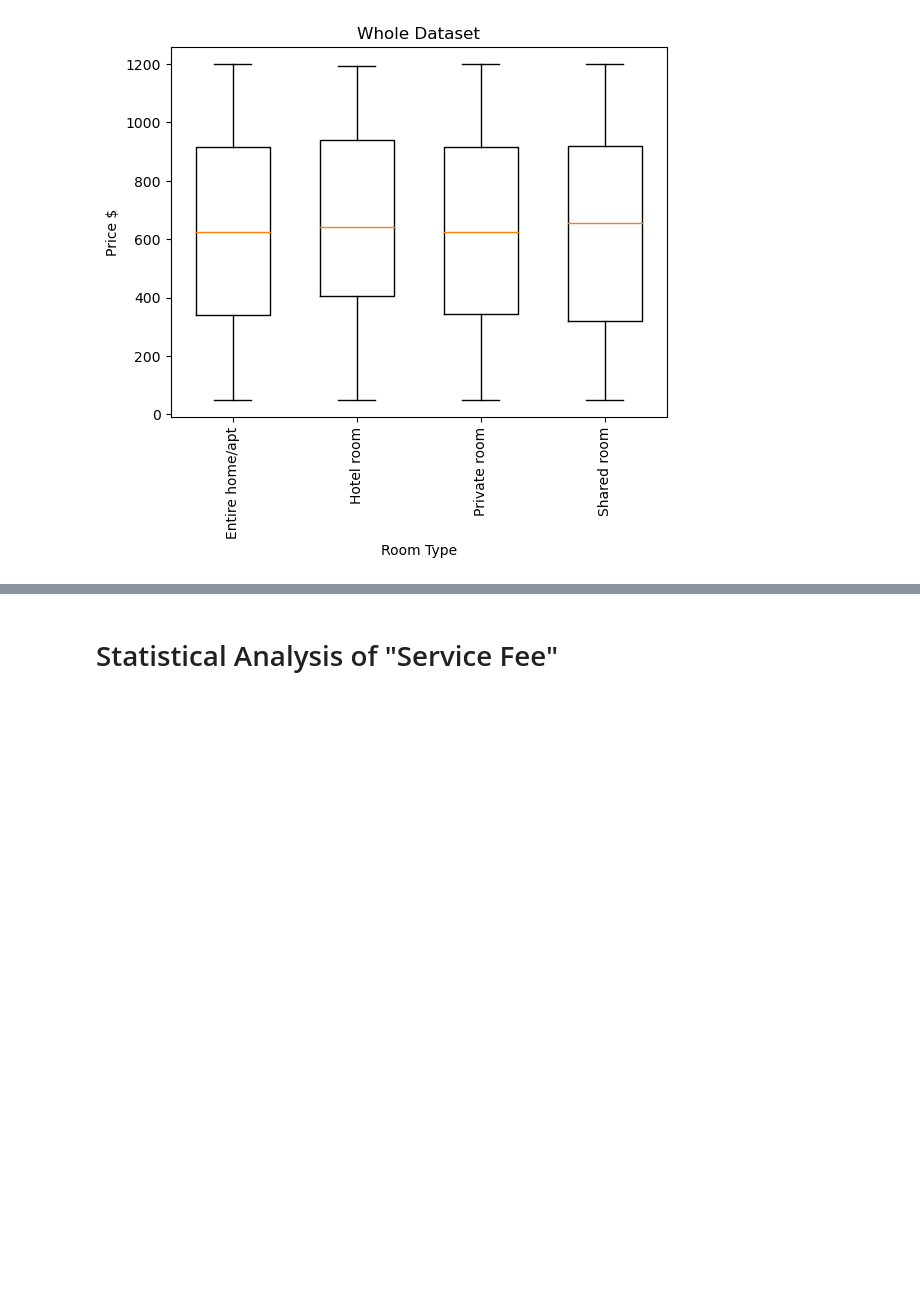
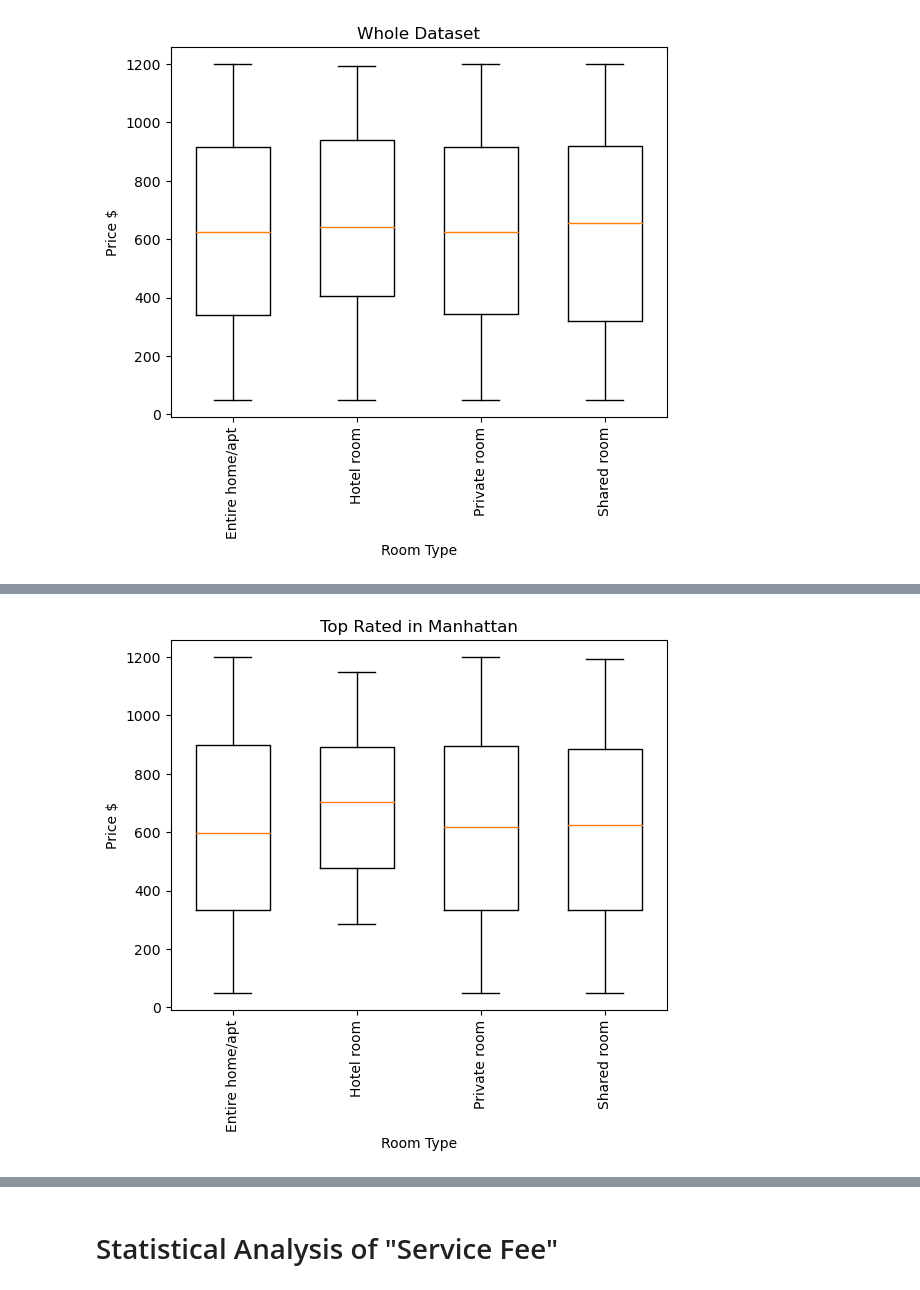
Before and after one commit to stephanielabelle/Project_1_Team6, a Jupyter notebook: steph_price_and_population_overview.ipynb, the cells around one changed output, grey strips where cells are left out. Saved outputs shown, nothing was run; the diff lists cells and outputs as text; code cells hidden in the pictures; blank space fills up the shorter version.

```diff
--- a/steph_price_and_population_overview.ipynb
+++ b/steph_price_and_population_overview.ipynb
@@ -427,0 +403,81 @@ Text(0.5, 1.0, 'Top Rated in Manhattan')
+# %%
+# Top Rated - Price by Room Type
+
+# Defining the Variables
+t= "neighbourhood group"
+u = "Manhattan"
+v = "review rate number"
+w = 5
+x = "room type"
+y = "price"
+# Making Summary Statistics Table and BoxPlots
+# Setting up an empty list that will hold the loc data
+bp_data_sl = []
+
+
+# Defining what values will be used to define the boxplot on x-axis
+categories_sl = airbnb_df_sl[x].unique()
+categories_sorted_sl = np.sort(categories_sl)
+
+# Setting up empty lists for summary statistics
+num_sl = len(categories_sorted_sl)
+length_list_sl = []
+median_list_sl = []
+mean_list_sl = []
+min_list_sl = []
+max_list_sl = []
+
+# Finding the data according to x and y variables, and appending to bp_data
+for z in range(num_sl):
+    category_data_sl = airbnb_df_sl.loc[(airbnb_df_sl[x] == categories_sorted_sl[z]) &
+                                        (airbnb_df_sl[v] == w) &
+                                        (airbnb_df_sl[t] == u), [y]]
+    bp_data_sl.append(category_data_sl)
+
+    # Determining how many values per x-axis category
+    length_sl = int(bp_data_sl[z].count())
+    length_list_sl.append(length_sl)
+
+    # If there are found values, they will be used for summary statistics calculations
+    if length_sl > 0:
+        median_sl = int(bp_data_sl[z].median())
+        mean_sl = int(bp_data_sl[z].mean())
+        mini_sl = int(bp_data_sl[z].min())
+        maxi_sl = int(bp_data_sl[z].max())
+
+    # If there are no values for the category, statistics will be set to 0
+    else:
+        median_sl = 0
+        mean_sl = 0
+        mini_sl=0
+        maxi_sl=0
+
+    # Adding the summary statistics into lists
+    median_list_sl.append(median_sl)
+    mean_list_sl.append(mean_sl)
+    min_list_sl.append(mini_sl)
+    max_list_sl.append(maxi_sl)
+
+# Making summary statistics DataFrame and setting index label
+summary_df_sl = pd.DataFrame({"Property Count":length_list_sl, "Median": median_list_sl,
+                            "Mean":mean_list_sl, "Minimum":min_list_sl, "Maximum":max_list_sl})
+summary_df_sl.index = [categories_sorted_sl]
+summary_df_sl = summary_df_sl.rename_axis(x)
+display(summary_df_sl)
+
+# Plotting boxplot
+j=1
+for k in range(num_sl):
+    y_val_sl = bp_data_sl[k]
+    plt.boxplot(y_val_sl, positions=[j], widths=0.6)
+
+    #Set position for next boxplot
+    j=j+1
+x_axis = np.arange(1,(num_sl+1),1)
+plt.xticks(x_axis, categories_sorted_sl)
+plt.show
+plt.ylabel("Price $")
+plt.xlabel("Room Type")
+plt.xticks(rotation=90)
+plt.title("Top Rated in Manhattan")
+# %% [output]
@@ -427,0 +491 @@ Text(0.5, 1.0, 'Top Rated in Manhattan')
+[figure, added]
```
Also changed, not shown: parts of 34 cells of this notebook.
